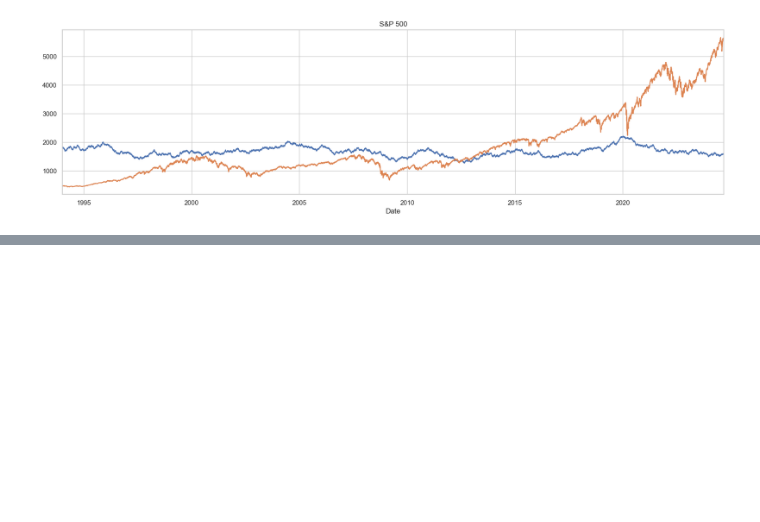
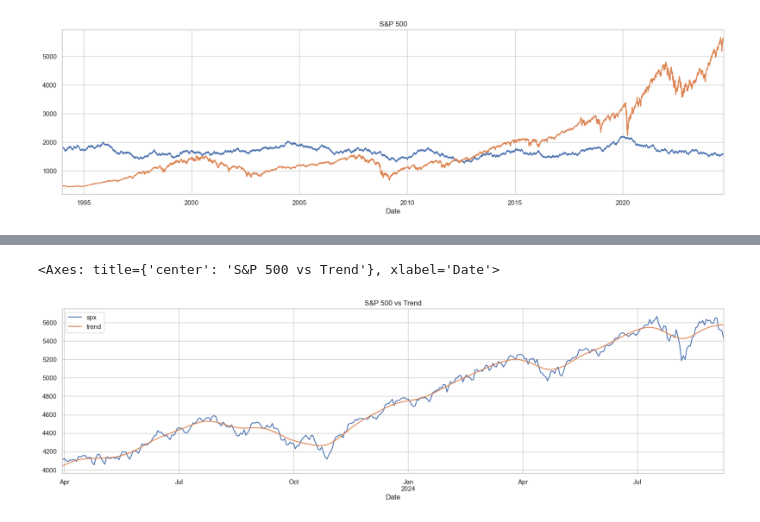
Before and after one commit to sevann-radhak/UBA-AST, a Jupyter notebook: clase2/clase2.ipynb, the cells around one changed output, grey strips where cells are left out. Drawn from its saved outputs; the diff is of its cells as text; code cells hidden in the pictures; blank space fills up the shorter version.

```diff
--- a/clase2/clase2.ipynb
+++ b/clase2/clase2.ipynb
@@ -184,0 +209,5 @@ df_yfinance['spx'].plot(title='S&P 500')
+# %%
+df_yfinance[['spx', 'trend']]['2023-03-31':].plot(title='S&P 500 vs Trend', figsize=(20, 5))
+# %% [output]
+<Axes: title={'center': 'S&P 500 vs Trend'}, xlabel='Date'>
+[figure, added]
```
Also changed, not shown: parts of 27 cells of this notebook.
